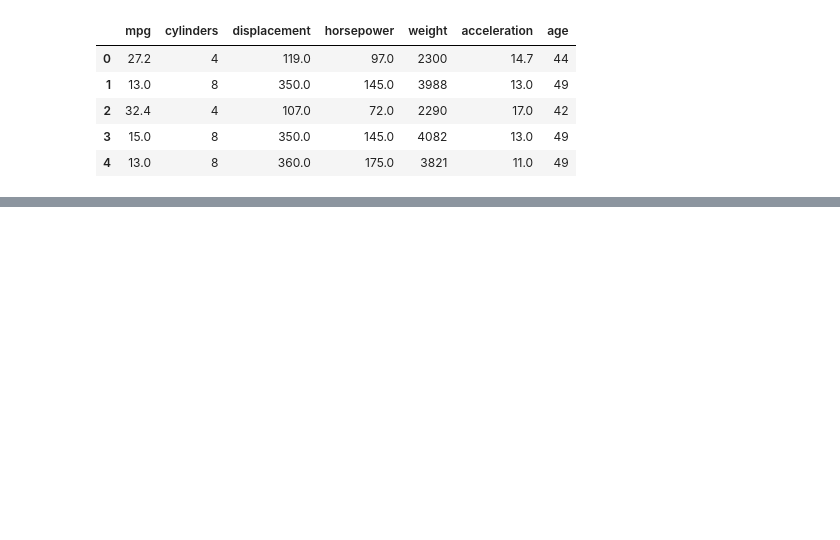
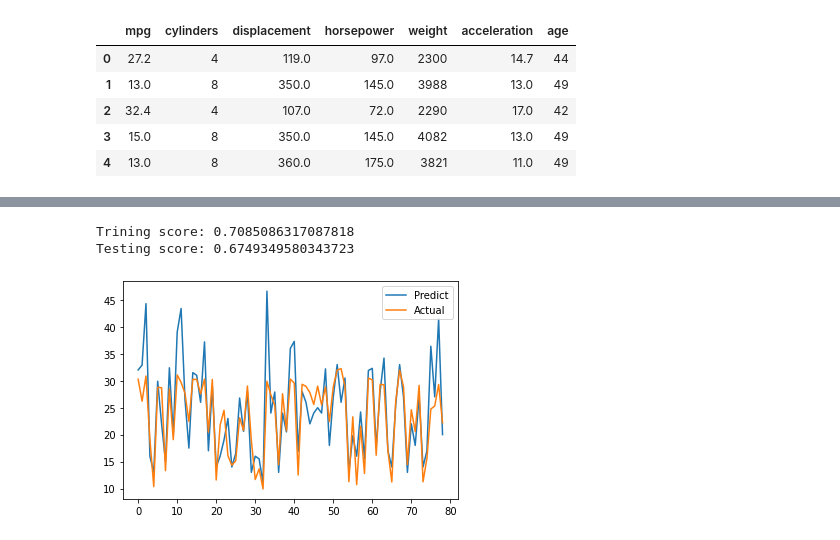
Before and after one commit to nadavWeisler/AutomobileMpgLinearRegression, a Jupyter notebook: multipleRegressionModels.ipynb, the cells around one changed output, grey strips where cells are left out. Saved outputs shown, nothing was run; the diff lists cells and outputs as text; code cells hidden in the pictures; blank space fills up the shorter version.

```diff
--- a/multipleRegressionModels.ipynb
+++ b/multipleRegressionModels.ipynb
@@ -171,0 +173,11 @@ Testing score: 0.7250728261848884
+# %%
+def svr_regression(X, y, kernel='linear', C=.3, epsilon=.05):
+    return SVR(kernel=kernel, C=C, epsilon=epsilon).fit(X, y)
+# %%
+result_dict['mpg - kitchen sink svr'] = build_model(svr_regression, 'mpg', [
+                                                    'weight', 'horsepower', 'cylinders', 'displacement', 'acceleration'],
+                                                    automobile_df, show_plot_y=True)
+# %% [output]
+Trining score: 0.7085086317087818
+Testing score: 0.6749349580343723
+[figure, added]
```
Also changed, not shown: parts of 21 cells of this notebook.
